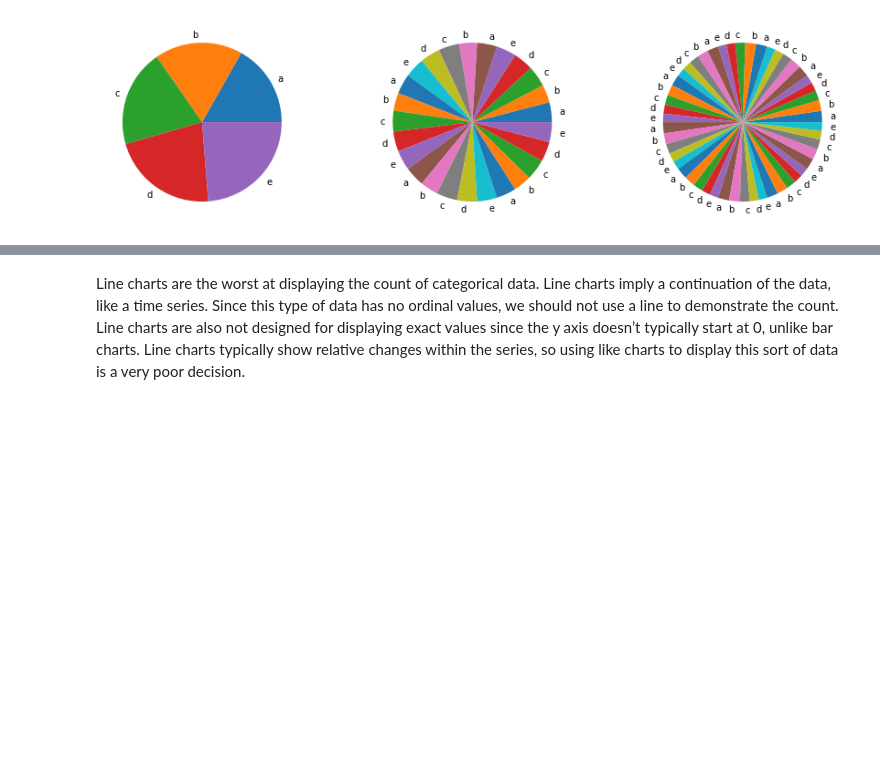
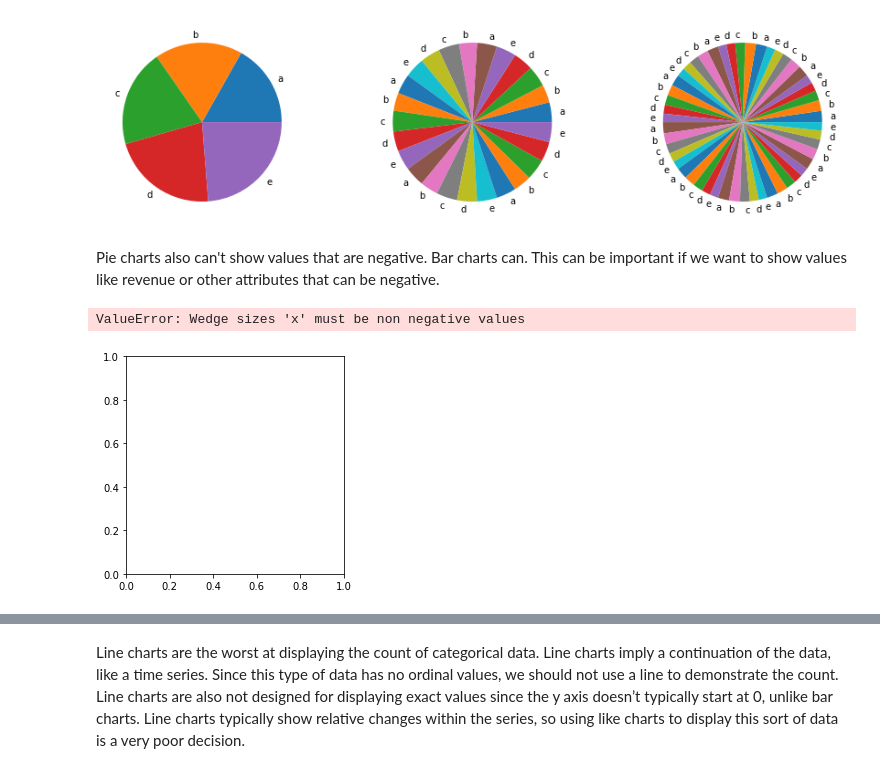
Before and after one commit to MichaelHotaling/DSC-Classes, a Jupyter notebook: DSC550/Week 3/Assignment 3.ipynb, the cells around one changed output, grey strips where cells are left out. Drawn from its saved outputs; the diff is of its cells as text; code cells hidden in the pictures; blank space fills up the shorter version.

```diff
--- a/DSC550/Week 3/Assignment 3.ipynb
+++ b/DSC550/Week 3/Assignment 3.ipynb
@@ -203,3 +203,11 @@ ax2.pie(data2*5, labels = ['a','b','c','d','e']*5);
 ax3.pie(data3*10, labels = ['a','b','c','d','e']*10);
 # %% [output]
 [figure]
+# %% [markdown]
+Pie charts also can't show values that are negative. Bar charts can. This can be important if we want to show values like revenue or other attributes that can be negative.
+# %%
+data1 = [5,8,3,-1,6, -5, ]
+plt.pie(data1, labels = ['a','b','c','d','e','f'])
+# %% [output]
+ValueError: Wedge sizes 'x' must be non negative values
+[figure, added]
```
Also changed, not shown: parts of 1 cell of this notebook.
